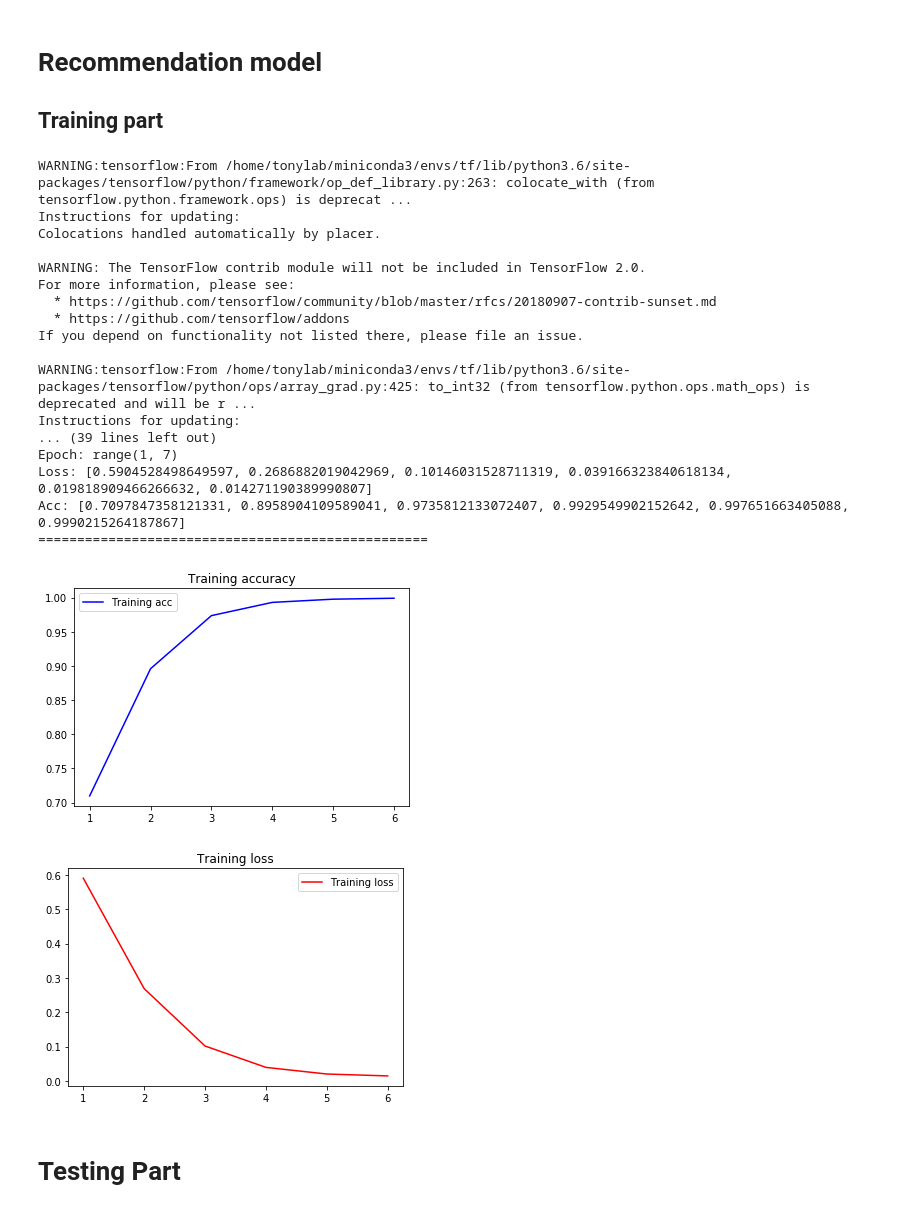
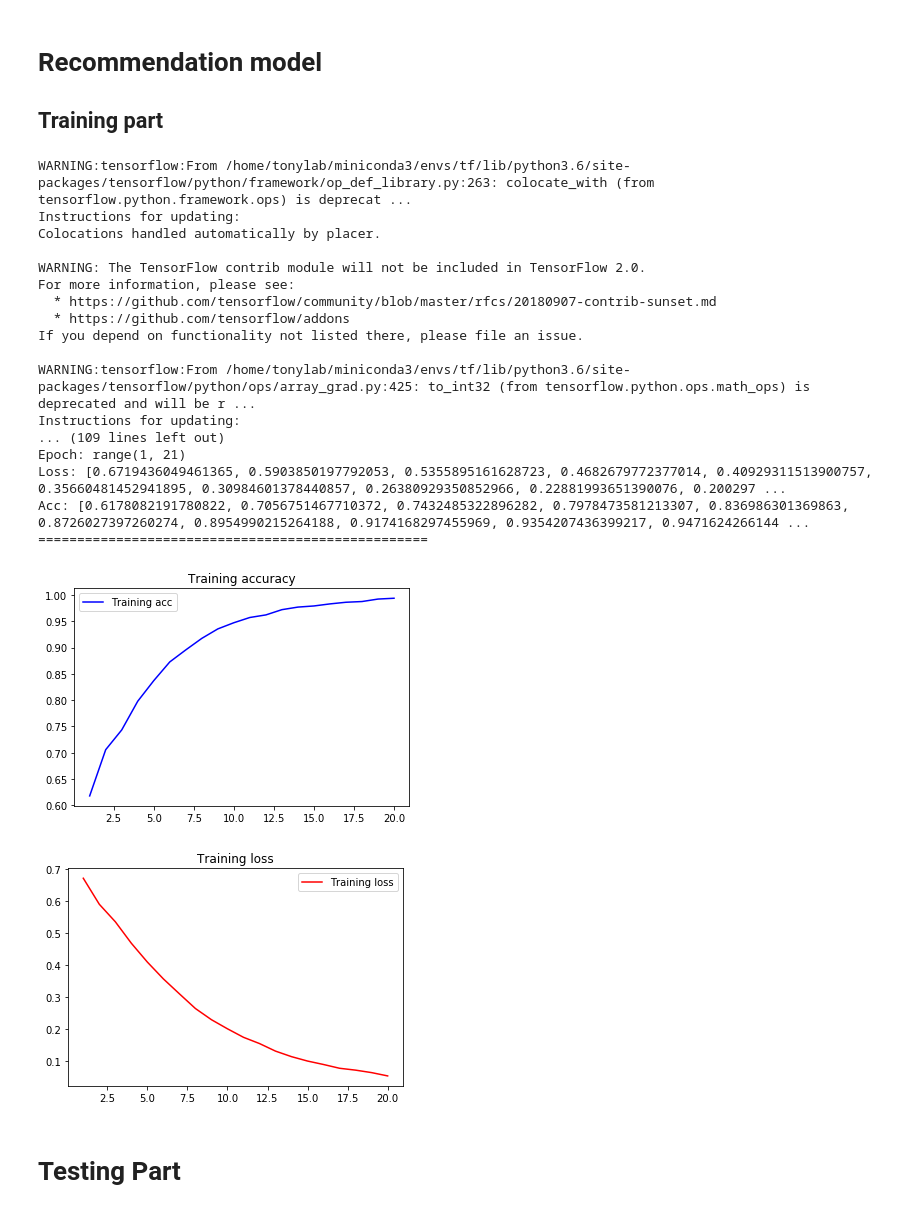
Before and after one commit to arrowill74/GPUbackup, a Jupyter notebook: MRM/MRM-ColdStartMovie-filter.ipynb, the cells around one changed output. Cells and saved outputs as stored; diff of their text form; code cells hidden in the pictures.

```diff
--- a/MRM/MRM-ColdStartMovie-filter.ipynb
+++ b/MRM/MRM-ColdStartMovie-filter.ipynb
@@ -1,3 +1,5 @@
+# %%
+SAVE_NAME = 'MRM_E240_{}_{}'.format("movie_filter", 8)
 # %%
 import os
 import sys
@@ -336,7 +338,7 @@ def training(SAVE_NAME):
 
     train_yes_id=[]
 
-    for q in range(6):
+    for q in range(20):
         print('Epoch:',q)
         train_auc = 0
         total_loss = 0
@@ -422,8 +424,6 @@ def training(SAVE_NAME):
 
     return loss_acc_list
 # %%
-SAVE_NAME = 'MRM_E{}_{}'.format(embedding_dims, "movie_filter")
-
 tf.reset_default_graph()
 
 user = tf.placeholder(tf.int32,shape=(1,))
@@ -561,7 +561,7 @@ l2_norm = tf.add_n([
           ])
 
 loss = l2_norm - tf.log(tf.sigmoid(xuij)) # objective funtion
-train_op = tf.train.AdamOptimizer(learning_rate=0.0001).minimize(loss) #parameter optimize
+train_op = tf.train.AdamOptimizer(learning_rate=0.00001).minimize(loss) #parameter optimize
 auc = tf.reduce_mean(tf.to_float(xuij > 0))
 
 loss_acc_list = training(SAVE_NAME)
@@ -573,39 +573,39 @@ loss = [ls[0].tolist()[0][0] for ls in loss_acc_list]
 print('Loss:', loss)
 acc = [ls[1] for ls in loss_acc_list]
 print('Acc:', acc)
 print('==================================================')
 
 plt.figure()
 plt.plot(epochs, acc, 'b', label='Training acc')
 plt.title('Training accuracy')
 plt.legend()
 plt.show()
 
 plt.figure()
 plt.plot(epochs, loss, 'r', label='Training loss')
 plt.title('Training loss')
 plt.legend()
 plt.show()
 # %% [output]
 WARNING:tensorflow:From /home/tonylab/miniconda3/envs/tf/lib/python3.6/site-packages/tensorflow/python/framework/op_def_library.py:263: colocate_with (from tensorflow.python.framework.ops) is deprecat ...
 Instructions for updating:
 Colocations handled automatically by placer.
 
 WARNING: The TensorFlow contrib module will not be included in TensorFlow 2.0.
 For more information, please see:
   * https://github.com/tensorflow/community/blob/master/rfcs/20180907-contrib-sunset.md
   * https://github.com/tensorflow/addons
 If you depend on functionality not listed there, please file an issue.
 
 WARNING:tensorflow:From /home/tonylab/miniconda3/envs/tf/lib/python3.6/site-packages/tensorflow/python/ops/array_grad.py:425: to_int32 (from tensorflow.python.ops.math_ops) is deprecated and will be r ...
 Instructions for updating:
-... (39 lines left out)
-Epoch: range(1, 7)
-Loss: [0.5904528498649597, 0.2686882019042969, 0.10146031528711319, 0.039166323840618134, 0.019818909466266632, 0.014271190389990807]
-Acc: [0.7097847358121331, 0.8958904109589041, 0.9735812133072407, 0.9929549902152642, 0.997651663405088, 0.9990215264187867]
+... (109 lines left out)
+Epoch: range(1, 21)
+Loss: [0.6719436049461365, 0.5903850197792053, 0.5355895161628723, 0.4682679772377014, 0.40929311513900757, 0.35660481452941895, 0.30984601378440857, 0.26380929350852966, 0.22881993651390076, 0.200297 ...
+Acc: [0.6178082191780822, 0.7056751467710372, 0.7432485322896282, 0.7978473581213307, 0.836986301369863, 0.8726027397260274, 0.8954990215264188, 0.9174168297455969, 0.9354207436399217, 0.9471624266144 ...
 ==================================================
-[figure, old version]
+[figure, new version]
-[figure, old version]
+[figure, new version]
 # %% [markdown]
 # Testing Part
 # %% [markdown]
```
Also changed, not shown: parts of 2 cells of this notebook, 20 other files.
